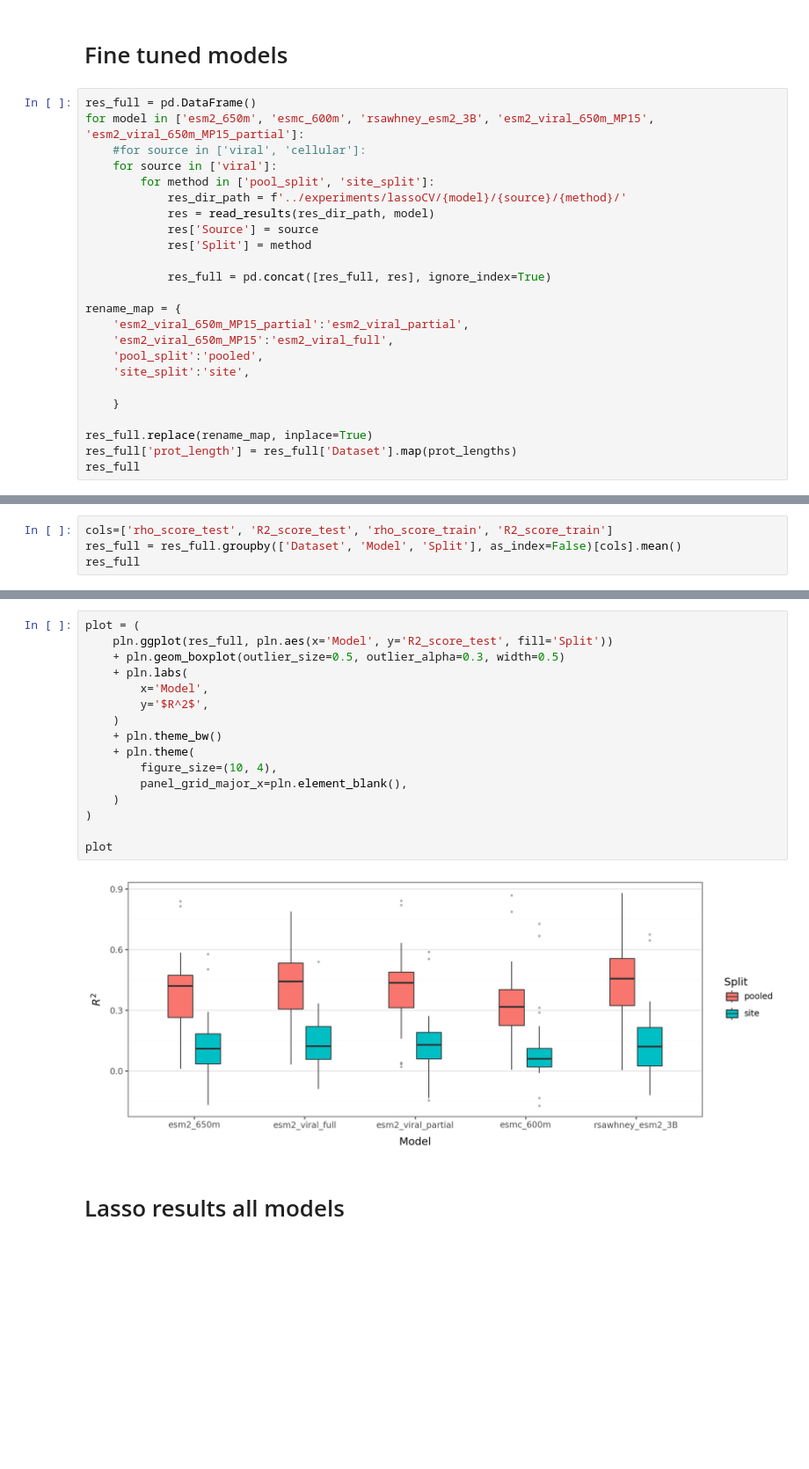
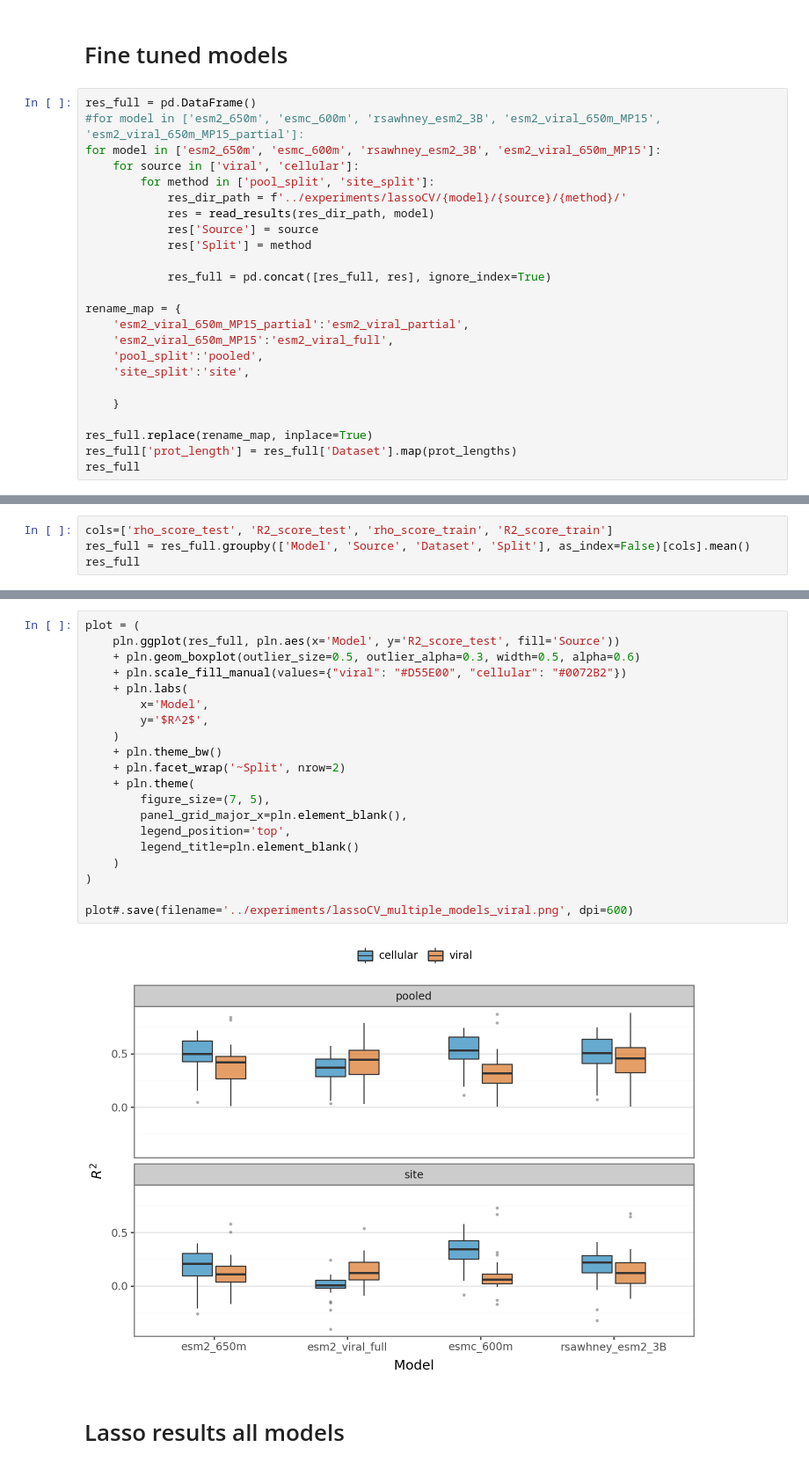
Before and after one commit to ziul-bio/DMS-SiteEffect-PLM, a Jupyter notebook: notebooks/results_lassoCV.ipynb, the cells around one changed output, grey strips where cells are left out. Shown at 88% size. Saved outputs shown, nothing was run; the diff lists cells and outputs as text; blank space fills up the shorter version.

Commit message:
plting new results to all models and new split seeds

```diff
--- a/notebooks/results_lassoCV.ipynb
+++ b/notebooks/results_lassoCV.ipynb
@@ -114,9 +130,9 @@ plot#.save(filename='../experiments/protein_length_vs_lassocv_r2_full.png', dpi=
 # Fine tuned models
 # %%
 res_full = pd.DataFrame()
-for model in ['esm2_650m', 'esmc_600m', 'rsawhney_esm2_3B', 'esm2_viral_650m_MP15', 'esm2_viral_650m_MP15_partial']:
-    #for source in ['viral', 'cellular']:
-    for source in ['viral']:
+#for model in ['esm2_650m', 'esmc_600m', 'rsawhney_esm2_3B', 'esm2_viral_650m_MP15', 'esm2_viral_650m_MP15_partial']:
+for model in ['esm2_650m', 'esmc_600m', 'rsawhney_esm2_3B', 'esm2_viral_650m_MP15']:
+    for source in ['viral', 'cellular']:
         for method in ['pool_split', 'site_split']:
             res_dir_path = f'../experiments/lassoCV/{model}/{source}/{method}/'
             res = read_results(res_dir_path, model)
@@ -153,5 +169,5 @@ res_full
 # %%
 cols=['rho_score_test', 'R2_score_test', 'rho_score_train', 'R2_score_train']
-res_full = res_full.groupby(['Dataset', 'Model', 'Split'], as_index=False)[cols].mean()
+res_full = res_full.groupby(['Model', 'Source', 'Dataset', 'Split'], as_index=False)[cols].mean()
 res_full
 # %% [output]
@@ -171,21 +187,25 @@ res_full
 # %%
 plot = (
-    pln.ggplot(res_full, pln.aes(x='Model', y='R2_score_test', fill='Split'))
-    + pln.geom_boxplot(outlier_size=0.5, outlier_alpha=0.3, width=0.5)
+    pln.ggplot(res_full, pln.aes(x='Model', y='R2_score_test', fill='Source'))
+    + pln.geom_boxplot(outlier_size=0.5, outlier_alpha=0.3, width=0.5, alpha=0.6)
+    + pln.scale_fill_manual(values={"viral": "#D55E00", "cellular": "#0072B2"})
     + pln.labs(
         x='Model',
         y='$R^2$',
     )
     + pln.theme_bw()
+    + pln.facet_wrap('~Split', nrow=2)
     + pln.theme(
-        figure_size=(10, 4),
+        figure_size=(7, 5),
         panel_grid_major_x=pln.element_blank(),
+        legend_position='top',
+        legend_title=pln.element_blank()
     )
 )
 
-plot
+plot#.save(filename='../experiments/lassoCV_multiple_models_viral.png', dpi=600)
 # %% [output]
-[figure, old version]
+[figure, new version]
 # %% [markdown]
 # Lasso results all models
 # %%
```
Also changed, not shown: parts of 16 cells of this notebook, 1 other file.
